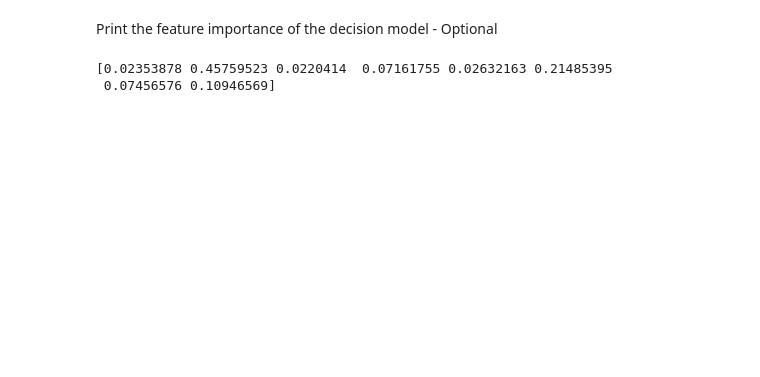
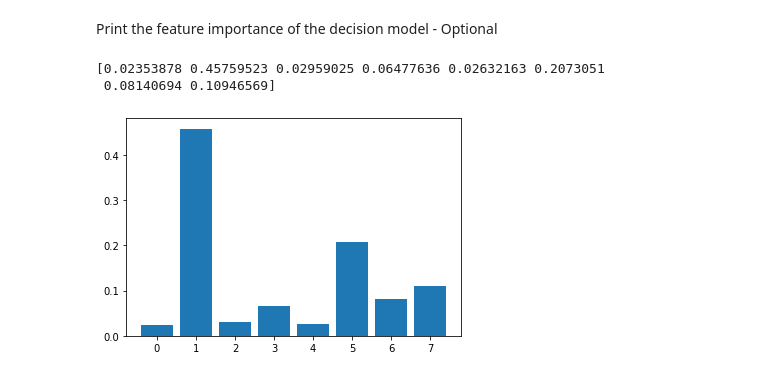
Before and after one commit to GreatLearningAIML1/pune-july19-batch-KavyalJ, a Jupyter notebook: R3-Internal Lab-Pima-1.ipynb, the cells around one changed output. Drawn from its saved outputs; the diff is of its cells as text; code cells hidden in the pictures; blank space fills up the shorter version.

```diff
--- a/R3-Internal Lab-Pima-1.ipynb
+++ b/R3-Internal Lab-Pima-1.ipynb
@@ -133,7 +174,8 @@ X_train, X_test, y_train, y_test = train_test_split(X, y, random_state = 7,test_
 # %%
+#Model1 with all the features
 from sklearn.tree import DecisionTreeClassifier
-dt_model = DecisionTreeClassifier(criterion = 'entropy', max_depth = 5, min_samples_leaf=5 )
-dt_model.fit(X_train, y_train)
+dt_model1 = DecisionTreeClassifier(criterion = 'entropy', max_depth = 5, min_samples_leaf=5 )
+dt_model1.fit(X_train, y_train)
 # %% [output]
 DecisionTreeClassifier(class_weight=None, criterion='entropy', max_depth=5,
                        max_features=None, max_leaf_nodes=None,
@@ -157,7 +217,13 @@ array([[112,  35],
 # %% [markdown]
 Print the feature importance of the decision model - Optional
 # %%
-print(dt_model.feature_importances_)
+print(dt_model1.feature_importances_)
 # %% [output]
-[0.02353878 0.45759523 0.0220414  0.07161755 0.02632163 0.21485395
- 0.07456576 0.10946569]
+[0.02353878 0.45759523 0.02959025 0.06477636 0.02632163 0.2073051
+ 0.08140694 0.10946569]
+# %%
+from matplotlib import pyplot
+pyplot.bar(range(len(dt_model1.feature_importances_)), dt_model1.feature_importances_)
+pyplot.show()
+# %% [output]
+[figure, added]
```
Also changed, not shown: parts of 7 cells of this notebook.
